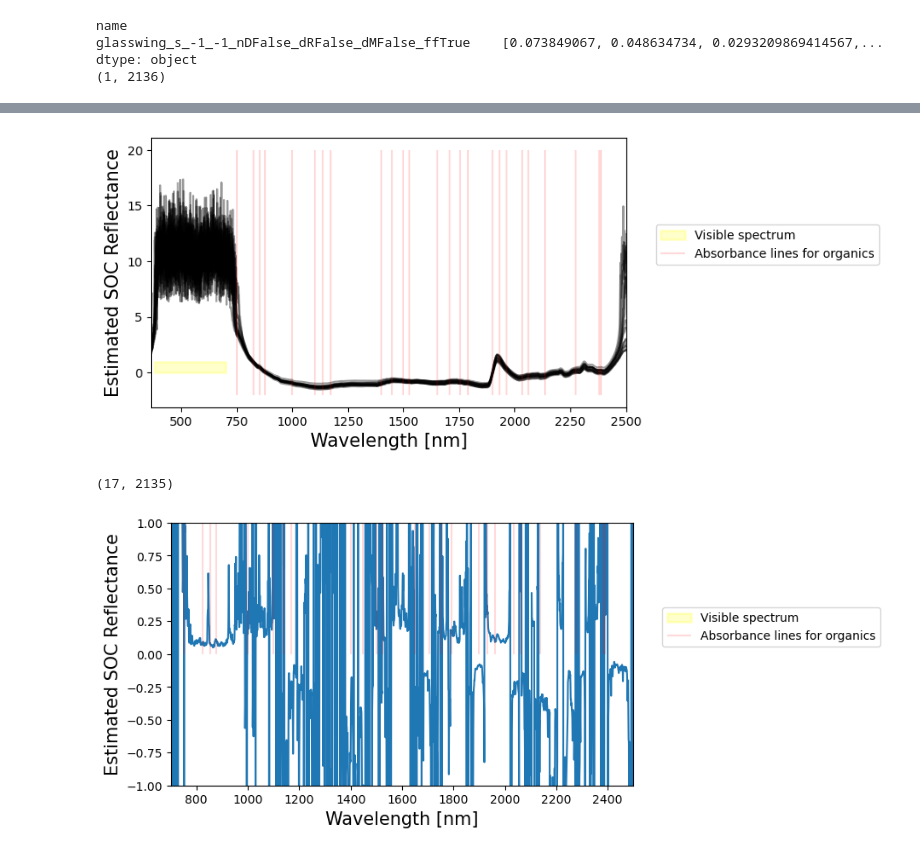
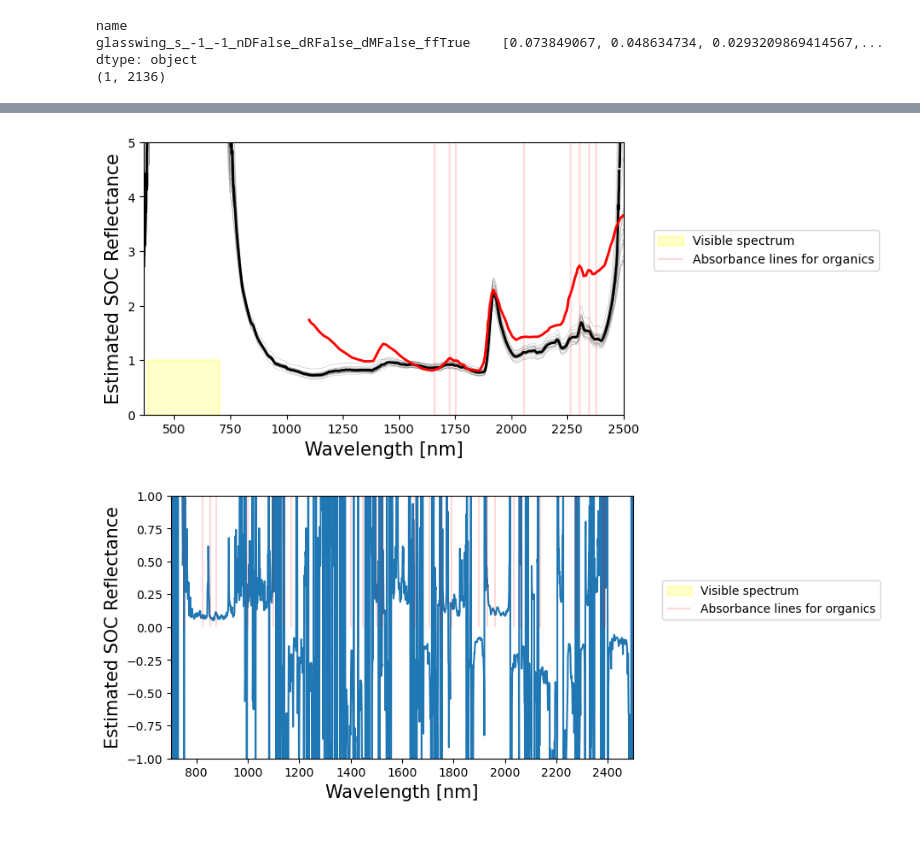
Before and after one commit to sujaynr/RaCA-Analysis, a Jupyter notebook: dataAnalysis.ipynb, the cells around one changed output, grey strips where cells are left out. Saved outputs shown, nothing was run; the diff lists cells and outputs as text; code cells hidden in the pictures.

```diff
--- a/dataAnalysis.ipynb
+++ b/dataAnalysis.ipynb
@@ -971,5 +977,3 @@ plt.plot(XF[:-1],correlation_coefficients)
-# %%
-XF = np.array([x for x in range(365,2501)]);
 # %%
 # Load the CSV file into a pandas dataframe
 df = pd.read_csv("results/SOC-spectrum-fullfit.csv")
@@ -1031,34 +1264,41 @@ plt.legend(loc='best', bbox_to_anchor=(1.05,0.7));
 # %%
 fig = plt.figure(figsize=(7, 4))
 
 # Plot means and mins
-plt.plot(XF,np.log((1 - result)**2/2./result).T, color='black',alpha=0.4);
+# plt.plot(XF,np.log((1 - result)**2/2./result).T, color='black',alpha=0.4);
+plt.plot(XF,np.mean(np.log(1/result).T,axis=1), color='black',alpha=1,linewidth=2)
+plt.plot(XF,np.log(1/result).T, color='black',alpha=0.2,linewidth=0.5);
 
+plt.plot(orgLog1RArr[:,0],(orgLog1RArr[:,1]-0.8)*0.8, color='red',alpha=1, linewidth=2);
 # Style plot
 plt.xlim([365.0,2500.0])
-#plt.ylim([0.0,np.max(result)*1.1])
+plt.ylim([0.0,5])
 plt.xlabel(r'Wavelength [nm]',fontsize=15)
 plt.ylabel(r'Estimated SOC Reflectance',fontsize=15)
 #plt.title(r'Example SOC spectrum plot: distributed priors',fontsize=20)
 
 # Add the rectangle
 rectangle = plt.Rectangle((380, 0), 700-380, 1, edgecolor='black', linewidth=2, color='yellow', alpha=0.2, label="Visible spectrum")
 plt.gca().add_patch(rectangle)
 
 
 # Add absorbance lines for organics
+# Add absorbance lines for organics
+organicTroughs=[1660,1728,1754,2056,2264,2306,2347]
+#organicTroughs=[2060,1500,1000,751] # amines
+#organicTroughs=[1706,1754,1138,1170,853,877] # assd
+##organicTroughs=[1930,1449] # carboxylic acids yes
+# organicTroughs=[2275,1706] # aliphatics yes basically in first one
+# organicTroughs = [1961] # phenolics yes
+organicTroughs += [2381]
 plt.vlines(organicTroughs,ymin=-2.0,ymax=20, color='red', alpha=0.15, label="Absorbance lines for organics")
 #plt.vlines(waterTroughs,ymin=0.0,ymax=1.0, color='yellow', alpha=1, label="Absorbance lines for hygroscopic water")
 # plt.vlines(calciteTroughs,ymin=0.0,ymax=1.0, color='green', alpha=1, label="Absorbance lines for calcite")
 
 # Add legend
 plt.legend(loc='best', bbox_to_anchor=(1.05,0.7));
 # %% [output]
-[figure, old version]
+[figure, new version]
-# %%
-print(np.diff(result,axis=1).shape)
-# %% [output]
-(17, 2135)
 # %%
 fig = plt.figure(figsize=(7, 4))
 
```
Also changed, not shown: parts of 17 cells of this notebook, 2 other files.
